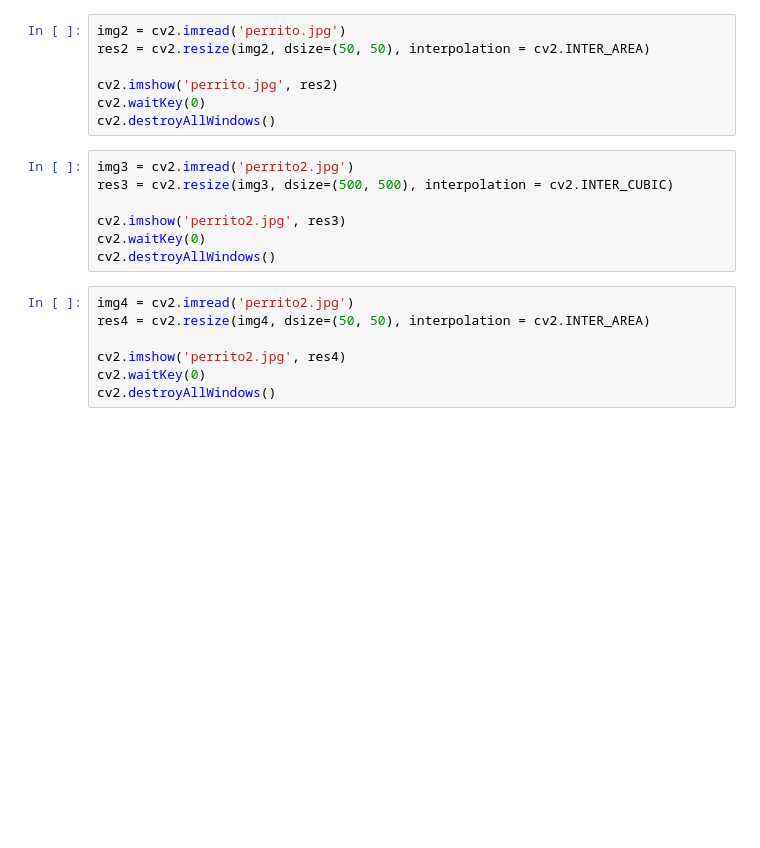
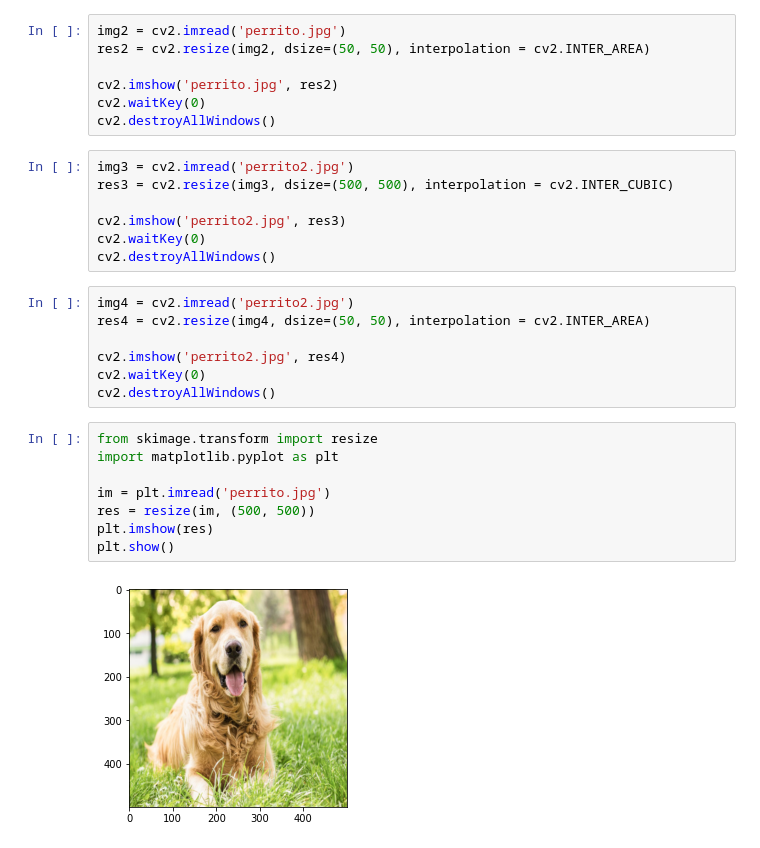
Before and after one commit to Dylan-Chambi/HuskyShelters, a Jupyter notebook: PruebaImageConversion/prueba.ipynb, the cells around one changed output. Saved outputs shown, nothing was run; the diff lists cells and outputs as text; blank space fills up the shorter version.

Commit message:
resize complete

```diff
--- a/PruebaImageConversion/prueba.ipynb
+++ b/PruebaImageConversion/prueba.ipynb
@@ -29,3 +31,13 @@ res4 = cv2.resize(img4, dsize=(50, 50), interpolation = cv2.INTER_AREA)
 cv2.imshow('perrito2.jpg', res4)
 cv2.waitKey(0)
 cv2.destroyAllWindows()
+# %%
+from skimage.transform import resize
+import matplotlib.pyplot as plt
+
+im = plt.imread('perrito.jpg')
+res = resize(im, (500, 500))
+plt.imshow(res)
+plt.show()
+# %% [output]
+[figure, added]
```
Also changed, not shown: parts of 2 cells of this notebook, 1 other file.
